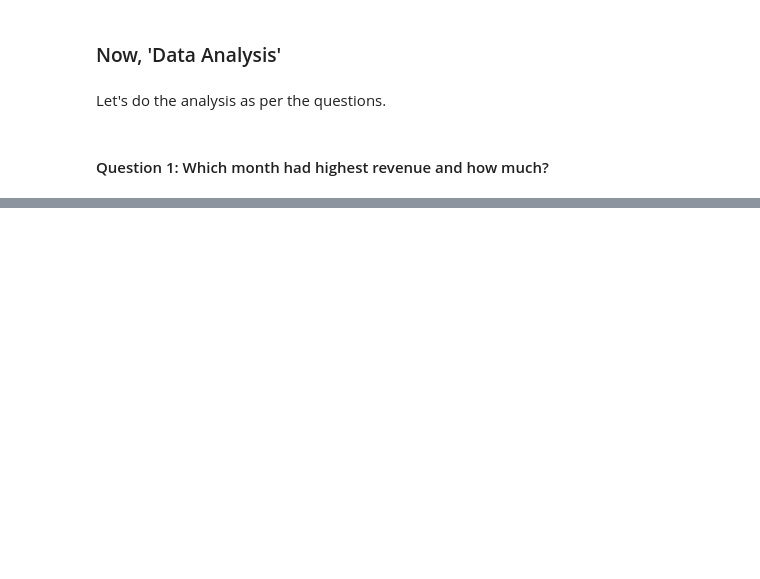
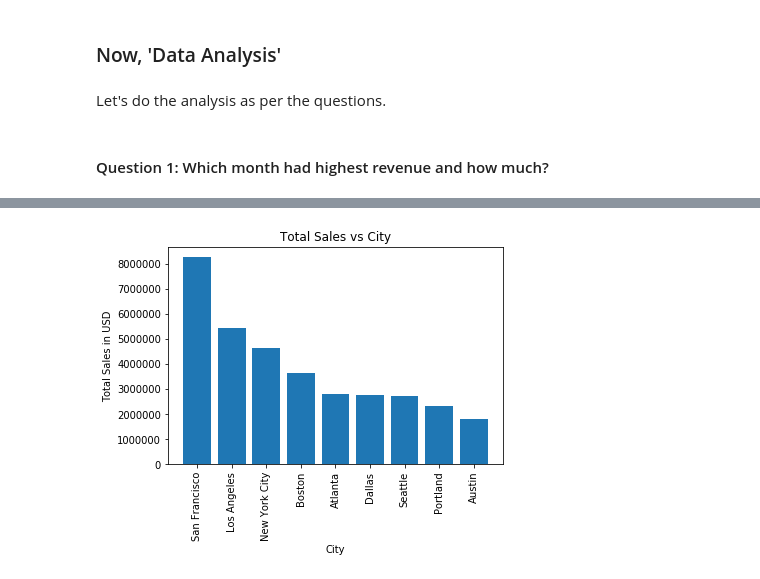
Before and after one commit to mbadamve/pandas-data-analysis, a Jupyter notebook: Pandas-Data-Analysis.ipynb, the cells around one changed output, grey strips where cells are left out. Cells and saved outputs as stored; diff of their text form; code cells hidden in the pictures; blank space fills up the shorter version.

```diff
--- a/Pandas-Data-Analysis.ipynb
+++ b/Pandas-Data-Analysis.ipynb
@@ -341,0 +396,13 @@ Let's do the analysis as per the questions.
+# %%
+def bar_plot(x, y, xlabel, ylabel, title):
+    """Function to plot with given x, y, xlabel, ylabel and title"""
+    fig, ax = plt.subplots()
+
+    ax.bar(x, y)
+    ax.set_xticks(x)
+
+    ax.set_xlabel(xlabel)
+    ax.set_ylabel(ylabel)
+    ax.set_title(title)
+    plt.xticks(rotation=90)
+    plt.show()
@@ -341,0 +413,4 @@ Let's do the analysis as per the questions.
+# %%
+sales_by_city = all_data_indexed.groupby(['City']).agg(np.sum)[['Total Sales']].sort_values('Total Sales',
+                                                                                            ascending=False)
+sales_by_city
@@ -341,0 +429,4 @@ Let's do the analysis as per the questions.
+# %%
+bar_plot(sales_by_city.index, sales_by_city['Total Sales'], 'City', 'Total Sales in USD', 'Total Sales vs City')
+# %% [output]
+[figure, added]
```
Also changed, not shown: parts of 14 cells of this notebook.
